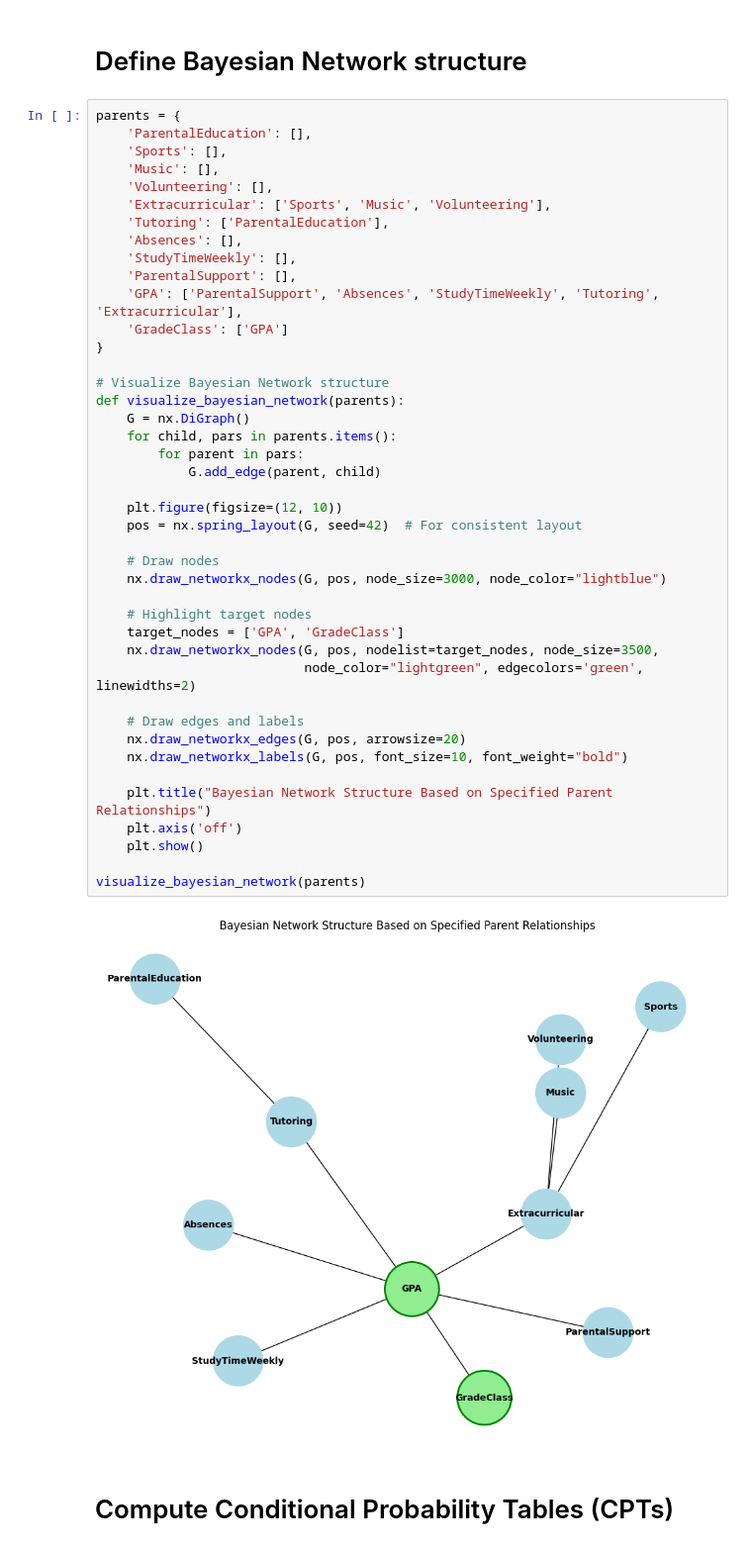
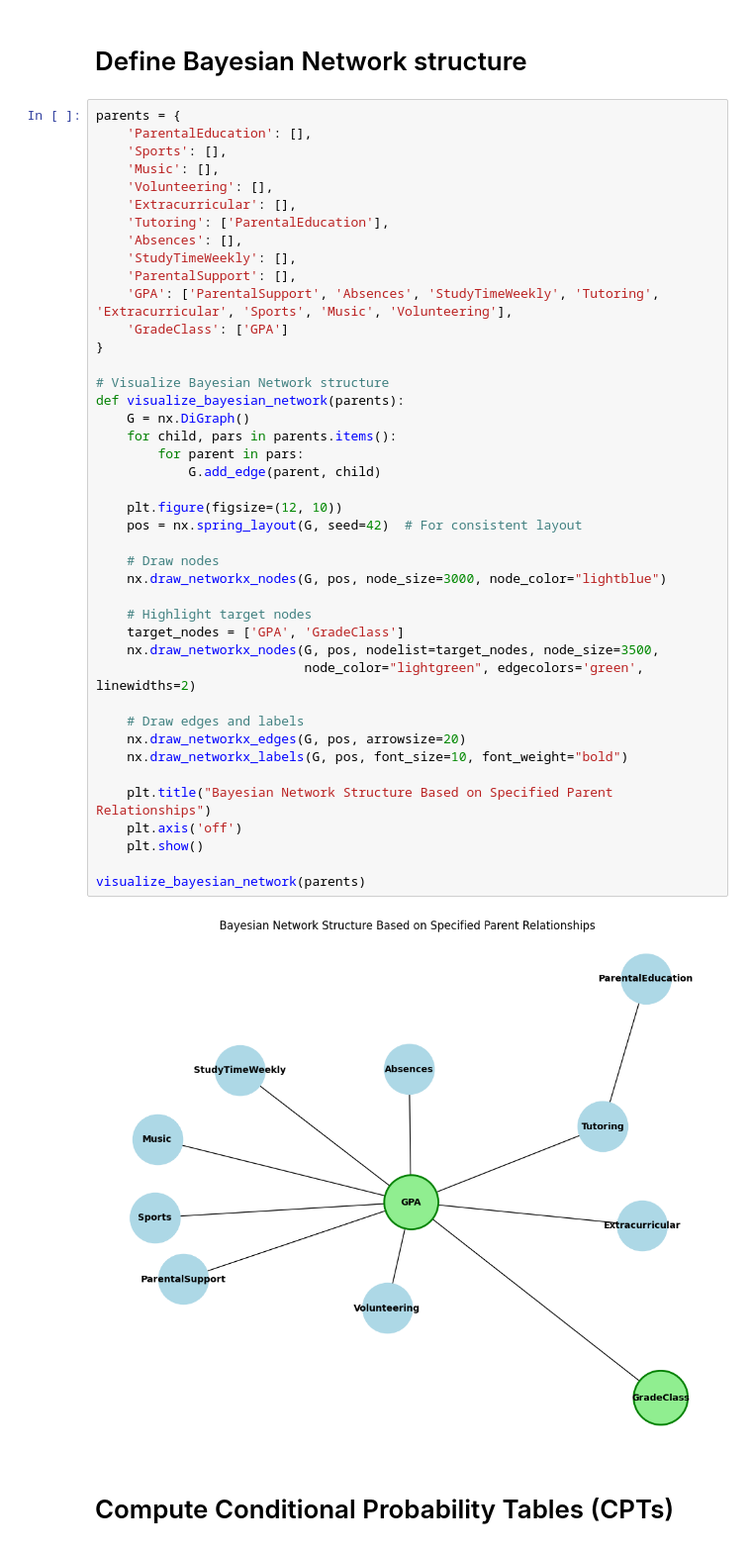
Before and after one commit to AIPPproject03/Prediksi-GPA, a Jupyter notebook: student_performance_predict.ipynb, the cells around one changed output. Shown at 99% size. Saved outputs shown, nothing was run; the diff lists cells and outputs as text.

```diff
--- a/student_performance_predict.ipynb
+++ b/student_performance_predict.ipynb
@@ -105,44 +105,44 @@ parents = {
     'Sports': [],
     'Music': [],
     'Volunteering': [],
-    'Extracurricular': ['Sports', 'Music', 'Volunteering'],
+    'Extracurricular': [],
     'Tutoring': ['ParentalEducation'],
     'Absences': [],
     'StudyTimeWeekly': [],
     'ParentalSupport': [],
-    'GPA': ['ParentalSupport', 'Absences', 'StudyTimeWeekly', 'Tutoring', 'Extracurricular'],
+    'GPA': ['ParentalSupport', 'Absences', 'StudyTimeWeekly', 'Tutoring', 'Extracurricular', 'Sports', 'Music', 'Volunteering'],
     'GradeClass': ['GPA']
 }
 
 # Visualize Bayesian Network structure
 def visualize_bayesian_network(parents):
     G = nx.DiGraph()
     for child, pars in parents.items():
         for parent in pars:
             G.add_edge(parent, child)
 
     plt.figure(figsize=(12, 10))
     pos = nx.spring_layout(G, seed=42)  # For consistent layout
 
     # Draw nodes
     nx.draw_networkx_nodes(G, pos, node_size=3000, node_color="lightblue")
 
     # Highlight target nodes
     target_nodes = ['GPA', 'GradeClass']
     nx.draw_networkx_nodes(G, pos, nodelist=target_nodes, node_size=3500,
                            node_color="lightgreen", edgecolors='green', linewidths=2)
 
     # Draw edges and labels
     nx.draw_networkx_edges(G, pos, arrowsize=20)
     nx.draw_networkx_labels(G, pos, font_size=10, font_weight="bold")
 
     plt.title("Bayesian Network Structure Based on Specified Parent Relationships")
     plt.axis('off')
     plt.show()
 
 visualize_bayesian_network(parents)
 # %% [output]
-[figure, old version]
+[figure, new version]
 # %% [markdown]
 # Compute Conditional Probability Tables (CPTs)
 # %%
```
Also changed, not shown: parts of 4 cells of this notebook, 5 other files.
